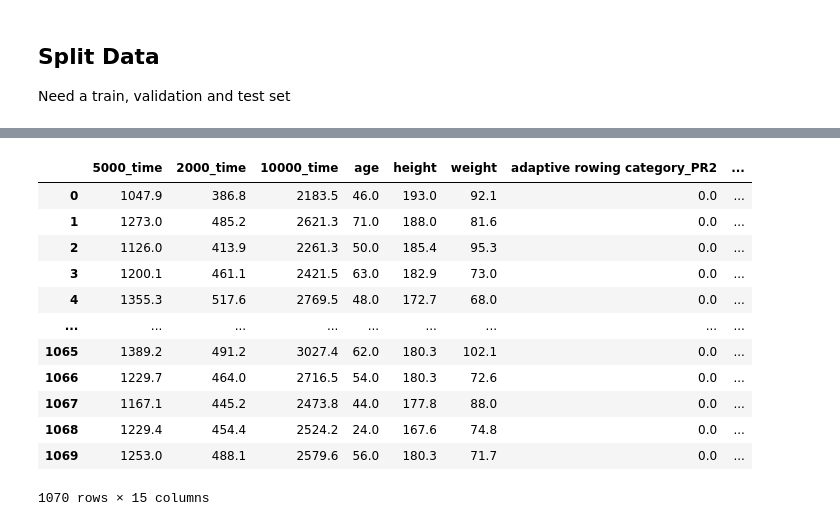
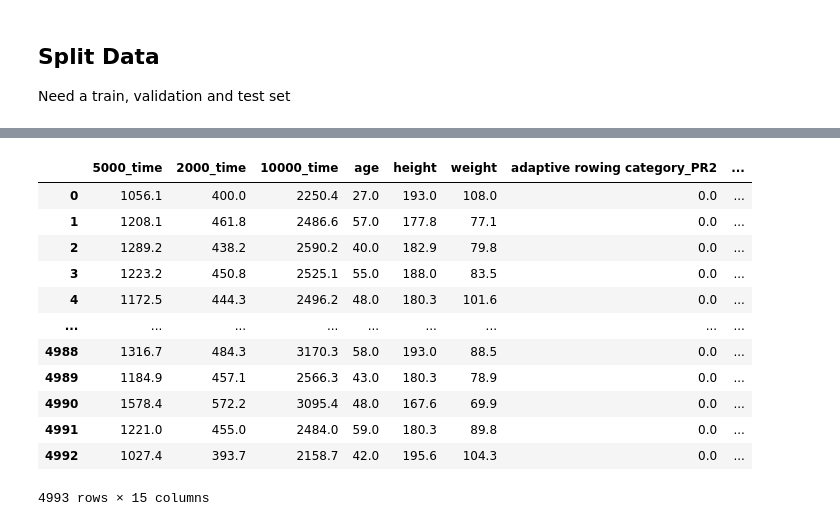
Before and after one commit to adhardy/Concept2-Pace-Predictor, a Jupyter notebook: linear-regression.ipynb, the cells around one changed output, grey strips where cells are left out. Cells and saved outputs as stored; diff of their text form; code cells hidden in the pictures.

```diff
--- a/linear-regression.ipynb
+++ b/linear-regression.ipynb
@@ -102,16 +75,16 @@ df_test
-# %%
-df_val
-# %% [output]
-|  | 5000_time | 2000_time | 10000_time | age | height | weight | adaptive rowing category_PR2 | ... |
-| 0 | 1047.9 | 386.8 | 2183.5 | 46.0 | 193.0 | 92.1 | 0.0 | ... |
-| 1 | 1273.0 | 485.2 | 2621.3 | 71.0 | 188.0 | 81.6 | 0.0 | ... |
-| 2 | 1126.0 | 413.9 | 2261.3 | 50.0 | 185.4 | 95.3 | 0.0 | ... |
-| 3 | 1200.1 | 461.1 | 2421.5 | 63.0 | 182.9 | 73.0 | 0.0 | ... |
-| 4 | 1355.3 | 517.6 | 2769.5 | 48.0 | 172.7 | 68.0 | 0.0 | ... |
-| ... | ... | ... | ... | ... | ... | ... | ... | ... |
-| 1065 | 1389.2 | 491.2 | 3027.4 | 62.0 | 180.3 | 102.1 | 0.0 | ... |
-| 1066 | 1229.7 | 464.0 | 2716.5 | 54.0 | 180.3 | 72.6 | 0.0 | ... |
-| 1067 | 1167.1 | 445.2 | 2473.8 | 44.0 | 177.8 | 88.0 | 0.0 | ... |
-| 1068 | 1229.4 | 454.4 | 2524.2 | 24.0 | 167.6 | 74.8 | 0.0 | ... |
-| 1069 | 1253.0 | 488.1 | 2579.6 | 56.0 | 180.3 | 71.7 | 0.0 | ... |
-1070 rows × 15 columns
+# %%
+pp_5_2_10.df_train
+# %% [output]
+|  | 5000_time | 2000_time | 10000_time | age | height | weight | adaptive rowing category_PR2 | ... |
+| 0 | 1056.1 | 400.0 | 2250.4 | 27.0 | 193.0 | 108.0 | 0.0 | ... |
+| 1 | 1208.1 | 461.8 | 2486.6 | 57.0 | 177.8 | 77.1 | 0.0 | ... |
+| 2 | 1289.2 | 438.2 | 2590.2 | 40.0 | 182.9 | 79.8 | 0.0 | ... |
+| 3 | 1223.2 | 450.8 | 2525.1 | 55.0 | 188.0 | 83.5 | 0.0 | ... |
+| 4 | 1172.5 | 444.3 | 2496.2 | 48.0 | 180.3 | 101.6 | 0.0 | ... |
+| ... | ... | ... | ... | ... | ... | ... | ... | ... |
+| 4988 | 1316.7 | 484.3 | 3170.3 | 58.0 | 193.0 | 88.5 | 0.0 | ... |
+| 4989 | 1184.9 | 457.1 | 2566.3 | 43.0 | 180.3 | 78.9 | 0.0 | ... |
+| 4990 | 1578.4 | 572.2 | 3095.4 | 48.0 | 167.6 | 69.9 | 0.0 | ... |
+| 4991 | 1221.0 | 455.0 | 2484.0 | 59.0 | 180.3 | 89.8 | 0.0 | ... |
+| 4992 | 1027.4 | 393.7 | 2158.7 | 42.0 | 195.6 | 104.3 | 0.0 | ... |
+4993 rows × 15 columns
```
Also changed, not shown: parts of 7 cells of this notebook, 1 other file.
